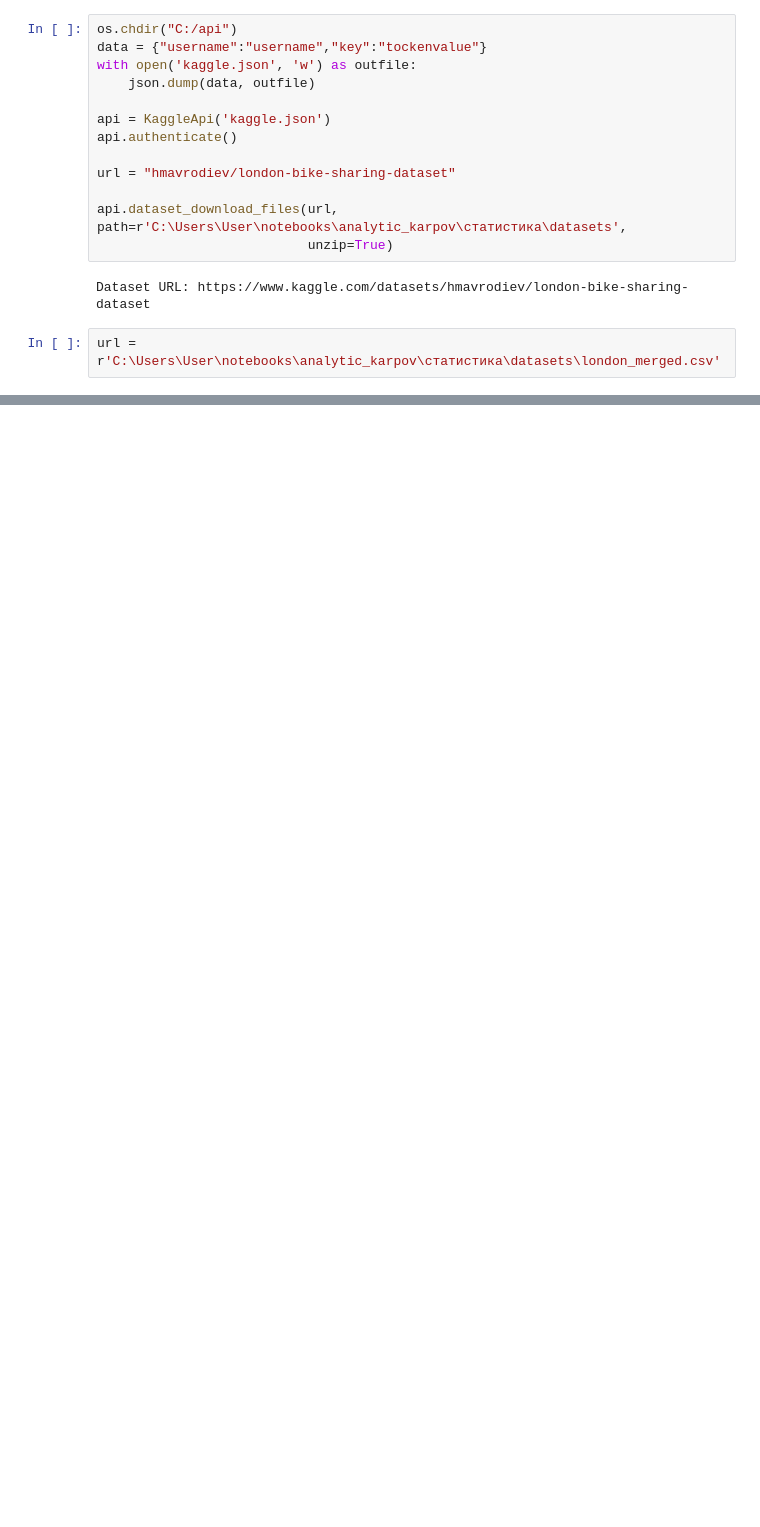
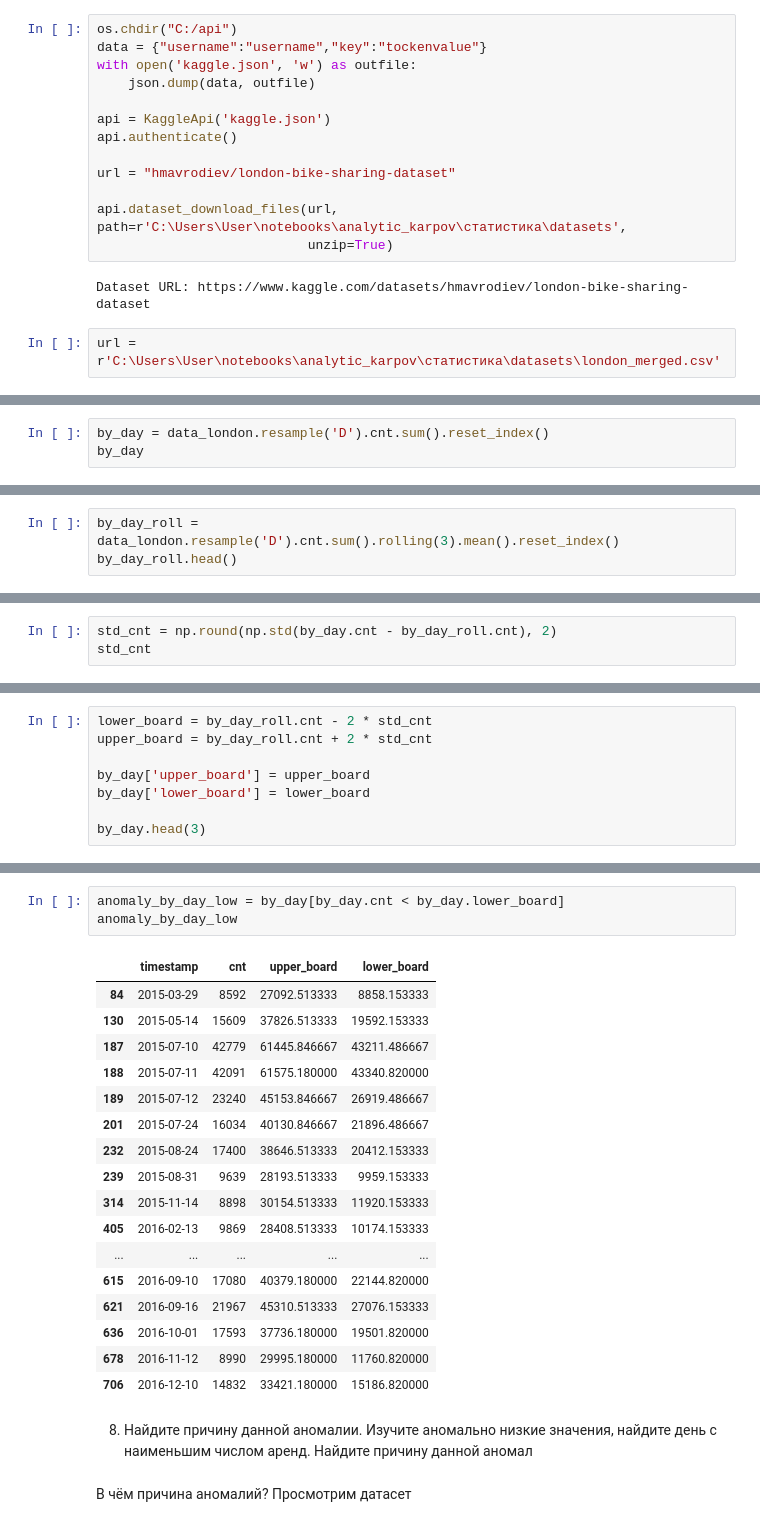
Before and after one commit to olgavs69/analytic_karpov, a Jupyter notebook: статистика/project3.ipynb, the cells around one changed output, grey strips where cells are left out. Drawn from its saved outputs; the diff is of its cells as text; blank space fills up the shorter version.

```diff
--- a/статистика/project3.ipynb
+++ b/статистика/project3.ipynb
@@ -45,0 +220,3 @@ url = r'C:\Users\User\notebooks\analytic_karpov\статистика\datasets\lo
+# %%
+by_day = data_london.resample('D').cnt.sum().reset_index()
+by_day
@@ -45,0 +237,3 @@ url = r'C:\Users\User\notebooks\analytic_karpov\статистика\datasets\lo
+# %%
+by_day_roll = data_london.resample('D').cnt.sum().rolling(3).mean().reset_index()
+by_day_roll.head()
@@ -45,0 +259,3 @@ url = r'C:\Users\User\notebooks\analytic_karpov\статистика\datasets\lo
+# %%
+std_cnt = np.round(np.std(by_day.cnt - by_day_roll.cnt), 2)
+std_cnt
@@ -45,0 +270,8 @@ url = r'C:\Users\User\notebooks\analytic_karpov\статистика\datasets\lo
+# %%
+lower_board = by_day_roll.cnt - 2 * std_cnt
+upper_board = by_day_roll.cnt + 2 * std_cnt
+
+by_day['upper_board'] = upper_board
+by_day['lower_board'] = lower_board
+
+by_day.head(3)
@@ -45,0 +300,25 @@ url = r'C:\Users\User\notebooks\analytic_karpov\статистика\datasets\lo
+# %%
+anomaly_by_day_low = by_day[by_day.cnt < by_day.lower_board]
+anomaly_by_day_low
+# %% [output]
+|  | timestamp | cnt | upper_board | lower_board |
+| 84 | 2015-03-29 | 8592 | 27092.513333 | 8858.153333 |
+| 130 | 2015-05-14 | 15609 | 37826.513333 | 19592.153333 |
+| 187 | 2015-07-10 | 42779 | 61445.846667 | 43211.486667 |
+| 188 | 2015-07-11 | 42091 | 61575.180000 | 43340.820000 |
+| 189 | 2015-07-12 | 23240 | 45153.846667 | 26919.486667 |
+| 201 | 2015-07-24 | 16034 | 40130.846667 | 21896.486667 |
+| 232 | 2015-08-24 | 17400 | 38646.513333 | 20412.153333 |
+| 239 | 2015-08-31 | 9639 | 28193.513333 | 9959.153333 |
+| 314 | 2015-11-14 | 8898 | 30154.513333 | 11920.153333 |
+| 405 | 2016-02-13 | 9869 | 28408.513333 | 10174.153333 |
+| ... | ... | ... | ... | ... |
+| 615 | 2016-09-10 | 17080 | 40379.180000 | 22144.820000 |
+| 621 | 2016-09-16 | 21967 | 45310.513333 | 27076.153333 |
+| 636 | 2016-10-01 | 17593 | 37736.180000 | 19501.820000 |
+| 678 | 2016-11-12 | 8990 | 29995.180000 | 11760.820000 |
+| 706 | 2016-12-10 | 14832 | 33421.180000 | 15186.820000 |
+# %% [markdown]
+8. Найдите причину данной аномалии. Изучите аномально низкие значения, найдите день с наименьшим числом аренд. Найдите причину данной аномал
+# %% [markdown]
+В чём причина аномалий? Просмотрим датасет
```
Also changed, not shown: parts of 34 cells of this notebook.
